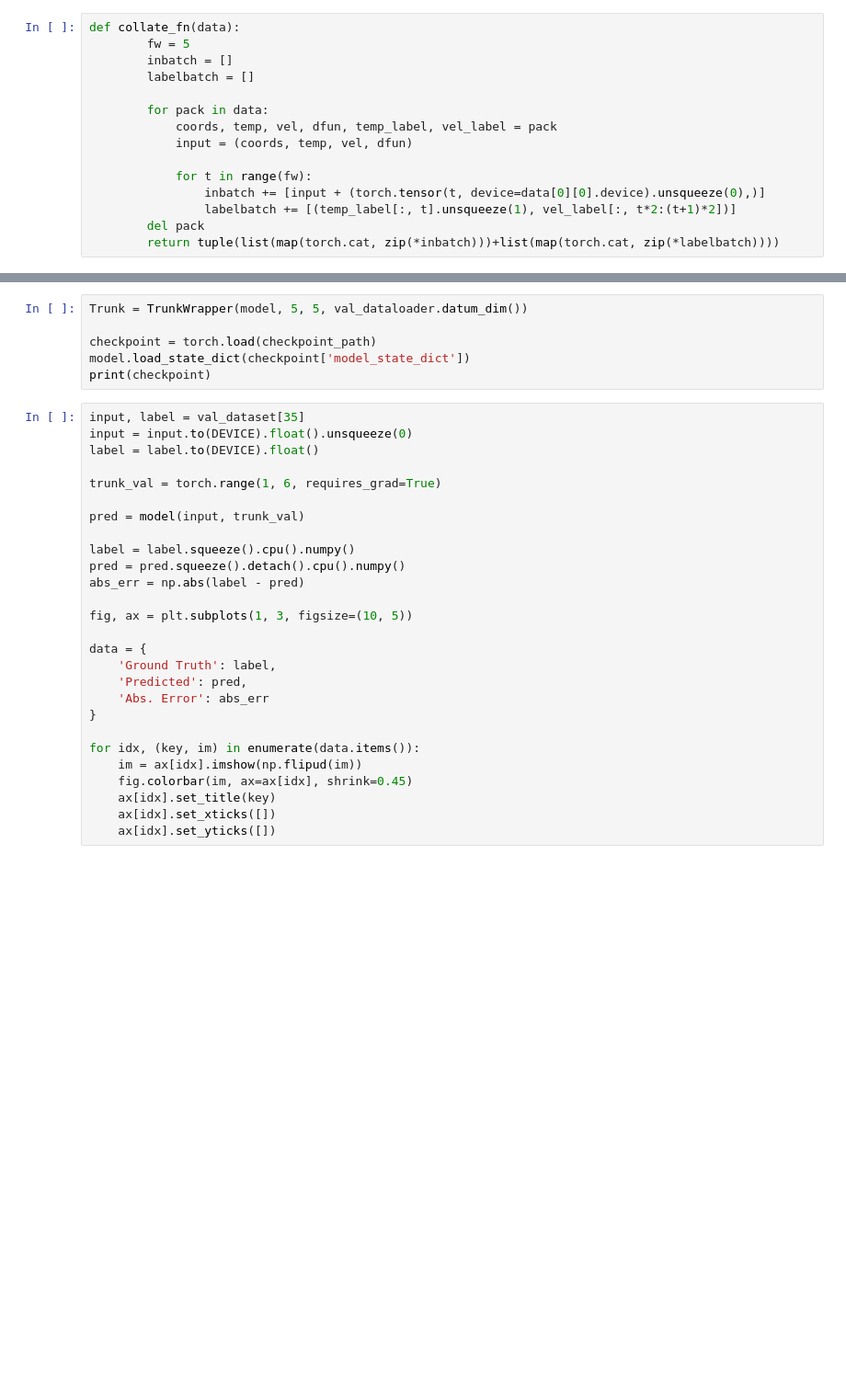
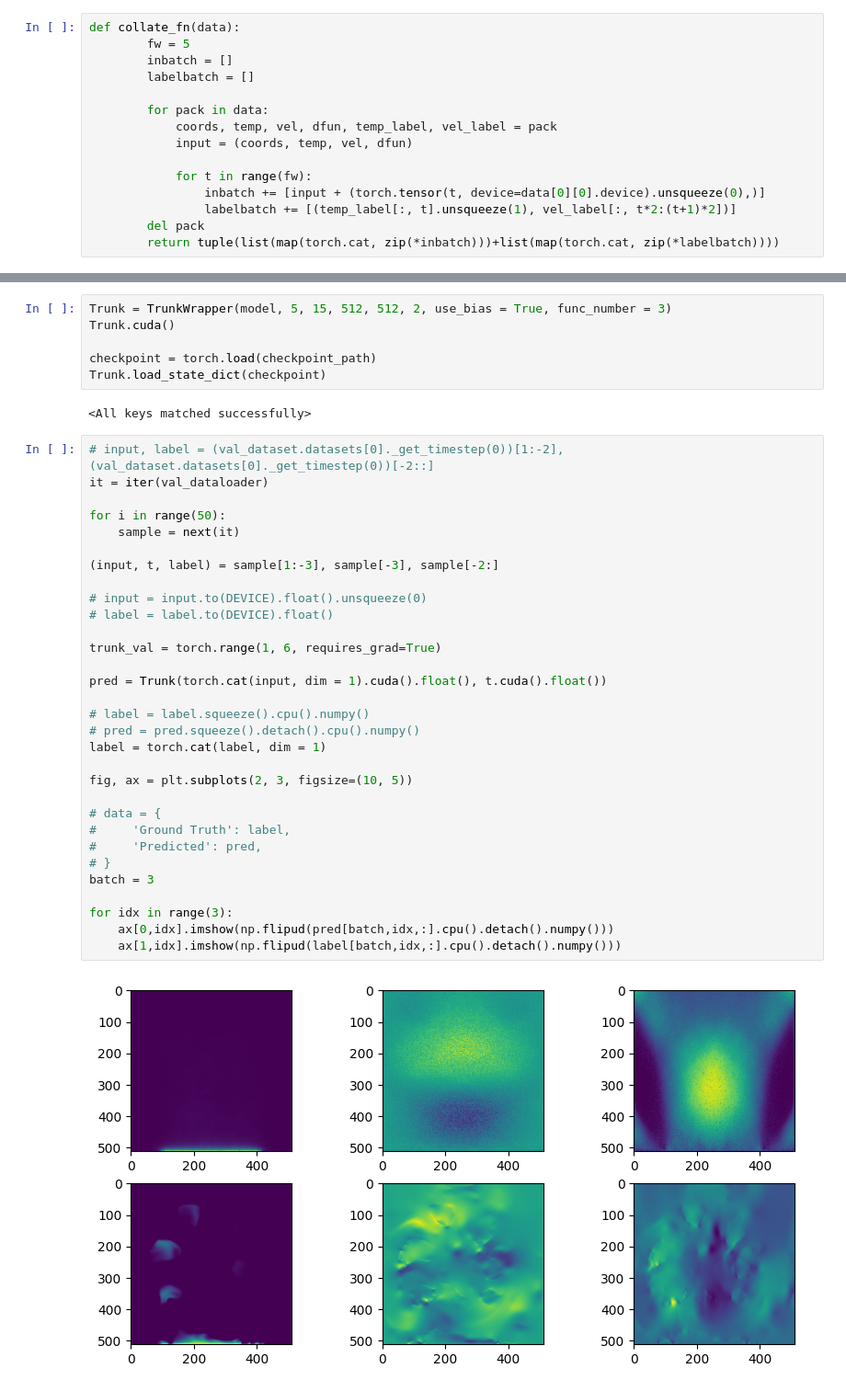
Before and after one commit to HPCForge/BoilingML, a Jupyter notebook: examples/TrunkNetBenchmark.ipynb, the cells around one changed output, grey strips where cells are left out. Shown at 92% size. Saved outputs shown, nothing was run; the diff lists cells and outputs as text; blank space fills up the shorter version.

```diff
--- a/examples/TrunkNetBenchmark.ipynb
+++ b/examples/TrunkNetBenchmark.ipynb
@@ -75,33 +93,41 @@ NameError: name 'cfg' is not defined
 # %%
-Trunk = TrunkWrapper(model, 5, 5, val_dataloader.datum_dim())
+Trunk = TrunkWrapper(model, 5, 15, 512, 512, 2, use_bias = True, func_number = 3)
+Trunk.cuda()
 
 checkpoint = torch.load(checkpoint_path)
-model.load_state_dict(checkpoint['model_state_dict'])
-print(checkpoint)
+Trunk.load_state_dict(checkpoint)
+# %% [output]
+<All keys matched successfully>
 # %%
-input, label = val_dataset[35]
-input = input.to(DEVICE).float().unsqueeze(0)
-label = label.to(DEVICE).float()
+# input, label = (val_dataset.datasets[0]._get_timestep(0))[1:-2],(val_dataset.datasets[0]._get_timestep(0))[-2::]
+it = iter(val_dataloader)
+
+for i in range(50):
+    sample = next(it)
+
+(input, t, label) = sample[1:-3], sample[-3], sample[-2:]
+
+# input = input.to(DEVICE).float().unsqueeze(0)
+# label = label.to(DEVICE).float()
 
 trunk_val = torch.range(1, 6, requires_grad=True)
 
-pred = model(input, trunk_val)
+pred = Trunk(torch.cat(input, dim = 1).cuda().float(), t.cuda().float())
 
-label = label.squeeze().cpu().numpy()
-pred = pred.squeeze().detach().cpu().numpy()
-abs_err = np.abs(label - pred)
+# label = label.squeeze().cpu().numpy()
+# pred = pred.squeeze().detach().cpu().numpy()
+label = torch.cat(label, dim = 1)
 
-fig, ax = plt.subplots(1, 3, figsize=(10, 5))
+fig, ax = plt.subplots(2, 3, figsize=(10, 5))
 
-data = {
-    'Ground Truth': label,
-    'Predicted': pred,
-    'Abs. Error': abs_err
-}
+# data = {
+#     'Ground Truth': label,
+#     'Predicted': pred,
+# }
+batch = 3
 
-for idx, (key, im) in enumerate(data.items()):
-    im = ax[idx].imshow(np.flipud(im))
-    fig.colorbar(im, ax=ax[idx], shrink=0.45)
-    ax[idx].set_title(key)
-    ax[idx].set_xticks([])
-    ax[idx].set_yticks([])
+for idx in range(3):
+    ax[0,idx].imshow(np.flipud(pred[batch,idx,:].cpu().detach().numpy()))
+    ax[1,idx].imshow(np.flipud(label[batch,idx,:].cpu().detach().numpy()))
+# %% [output]
+[figure, added]
```
Also changed, not shown: parts of 3 cells of this notebook.
